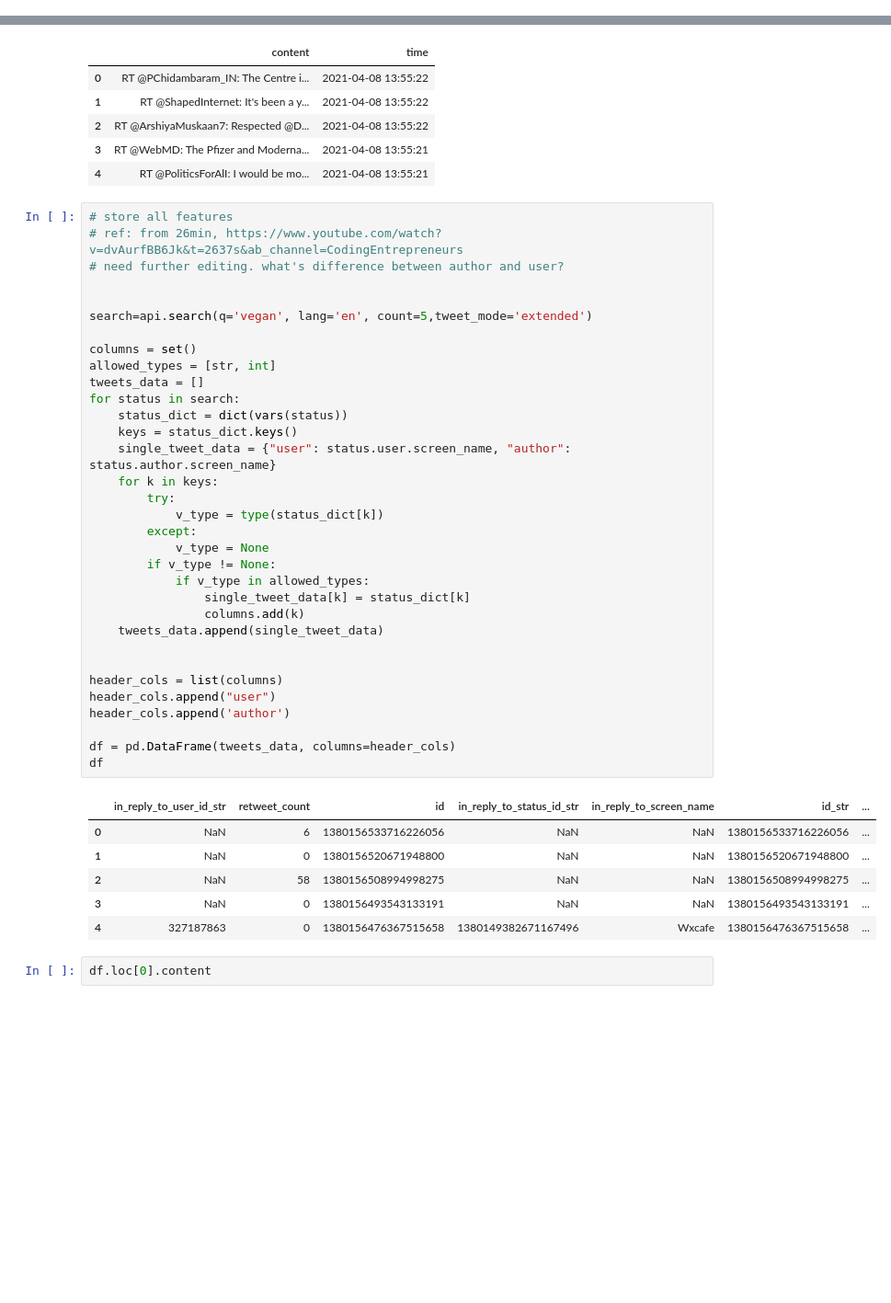
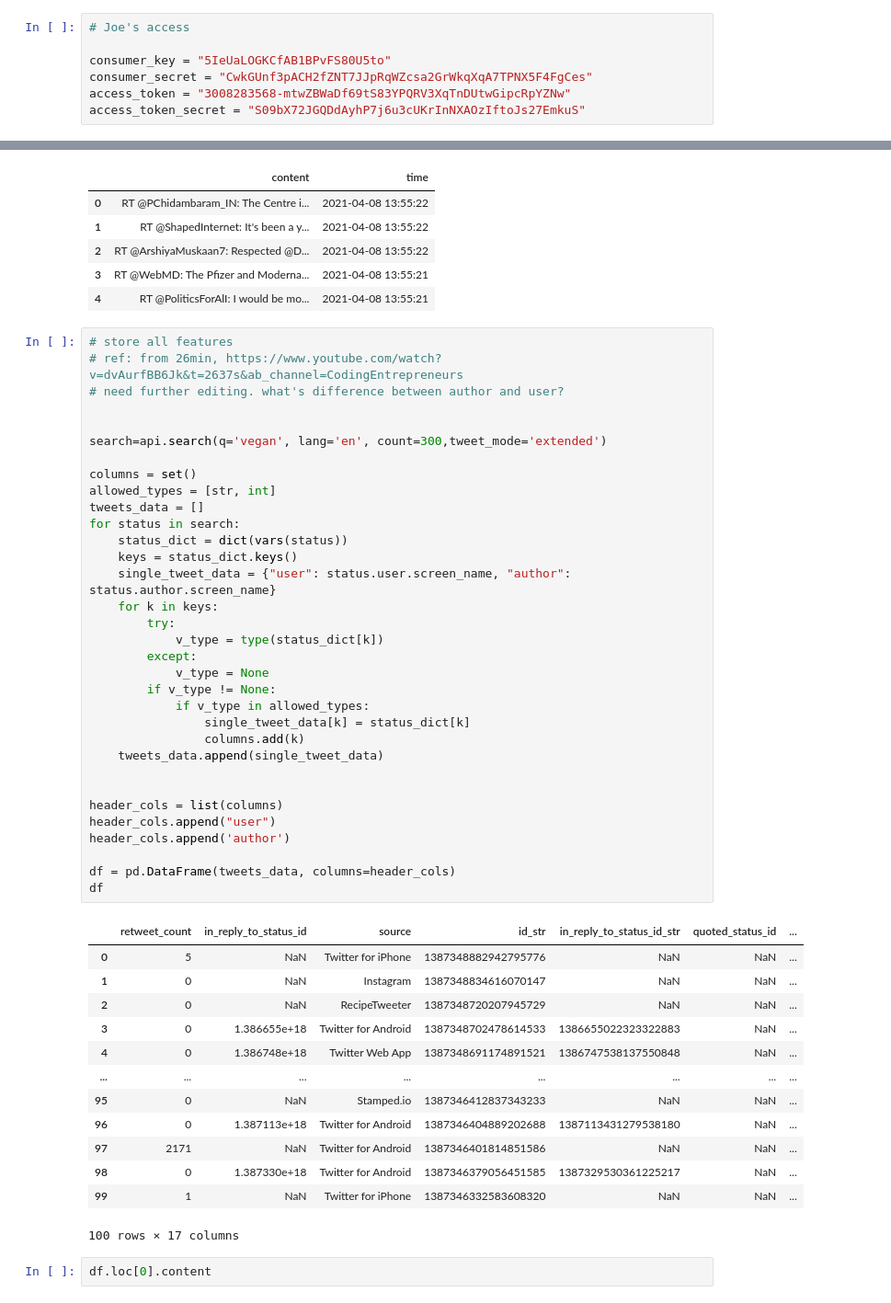
Before and after one commit to anran0828/ICTESSH, a Jupyter notebook: ictessh 1.ipynb, the cells around one changed output, grey strips where cells are left out. Shown at 92% size. Drawn from its saved outputs; the diff is of its cells as text; blank space fills up the shorter version.

```diff
--- a/ictessh 1.ipynb
+++ b/ictessh 1.ipynb
@@ -14,3 +18,10 @@ access_token_secret = "4ntwDjAKihF9ZKELxMaxRc4GqMd1A9yAamlbmFF7kjCtE"
+# %%
+# Joe's access
+
+consumer_key = "5IeUaLOGKCfAB1BPvFS80U5to"
+consumer_secret = "CwkGUnf3pACH2fZNT7JJpRqWZcsa2GrWkqXqA7TPNX5F4FgCes"
+access_token = "3008283568-mtwZBWaDf69tS83YPQRV3XqTnDUtwGipcRpYZNw"
+access_token_secret = "S09bX72JGQDdAyhP7j6u3cUKrInNXAOzIftoJs27EmkuS"
 # %%
 # Tweepy settings
 auth = tweepy.OAuthHandler(consumer_key, consumer_secret)
@@ -479,40 +523,47 @@ df
 # need further editing. what's difference between author and user?
 
 
-search=api.search(q='vegan', lang='en', count=5,tweet_mode='extended')
+search=api.search(q='vegan', lang='en', count=300,tweet_mode='extended')
 
 columns = set()
 allowed_types = [str, int]
 tweets_data = []
 for status in search:
     status_dict = dict(vars(status))
     keys = status_dict.keys()
     single_tweet_data = {"user": status.user.screen_name, "author": status.author.screen_name}
     for k in keys:
         try:
             v_type = type(status_dict[k])
         except:
             v_type = None
         if v_type != None:
             if v_type in allowed_types:
                 single_tweet_data[k] = status_dict[k]
                 columns.add(k)
     tweets_data.append(single_tweet_data)
 
 
 header_cols = list(columns)
 header_cols.append("user")
 header_cols.append('author')
 
 df = pd.DataFrame(tweets_data, columns=header_cols)
 df
 # %% [output]
-|  | in_reply_to_user_id_str | retweet_count | id | in_reply_to_status_id_str | in_reply_to_screen_name | id_str | ... |
-| 0 | NaN | 6 | 1380156533716226056 | NaN | NaN | 1380156533716226056 | ... |
-| 1 | NaN | 0 | 1380156520671948800 | NaN | NaN | 1380156520671948800 | ... |
-| 2 | NaN | 58 | 1380156508994998275 | NaN | NaN | 1380156508994998275 | ... |
-| 3 | NaN | 0 | 1380156493543133191 | NaN | NaN | 1380156493543133191 | ... |
-| 4 | 327187863 | 0 | 1380156476367515658 | 1380149382671167496 | Wxcafe | 1380156476367515658 | ... |
+|  | retweet_count | in_reply_to_status_id | source | id_str | in_reply_to_status_id_str | quoted_status_id | ... |
+| 0 | 5 | NaN | Twitter for iPhone | 1387348882942795776 | NaN | NaN | ... |
+| 1 | 0 | NaN | Instagram | 1387348834616070147 | NaN | NaN | ... |
+| 2 | 0 | NaN | RecipeTweeter | 1387348720207945729 | NaN | NaN | ... |
+| 3 | 0 | 1.386655e+18 | Twitter for Android | 1387348702478614533 | 1386655022323322883 | NaN | ... |
+| 4 | 0 | 1.386748e+18 | Twitter Web App | 1387348691174891521 | 1386747538137550848 | NaN | ... |
+| ... | ... | ... | ... | ... | ... | ... | ... |
+| 95 | 0 | NaN | Stamped.io | 1387346412837343233 | NaN | NaN | ... |
+| 96 | 0 | 1.387113e+18 | Twitter for Android | 1387346404889202688 | 1387113431279538180 | NaN | ... |
+| 97 | 2171 | NaN | Twitter for Android | 1387346401814851586 | NaN | NaN | ... |
+| 98 | 0 | 1.387330e+18 | Twitter for Android | 1387346379056451585 | 1387329530361225217 | NaN | ... |
+| 99 | 1 | NaN | Twitter for iPhone | 1387346332583608320 | NaN | NaN | ... |
+100 rows × 17 columns
 # %%
 df.loc[0].content
 # %% [output]
```
Also changed, not shown: parts of 15 cells of this notebook.
